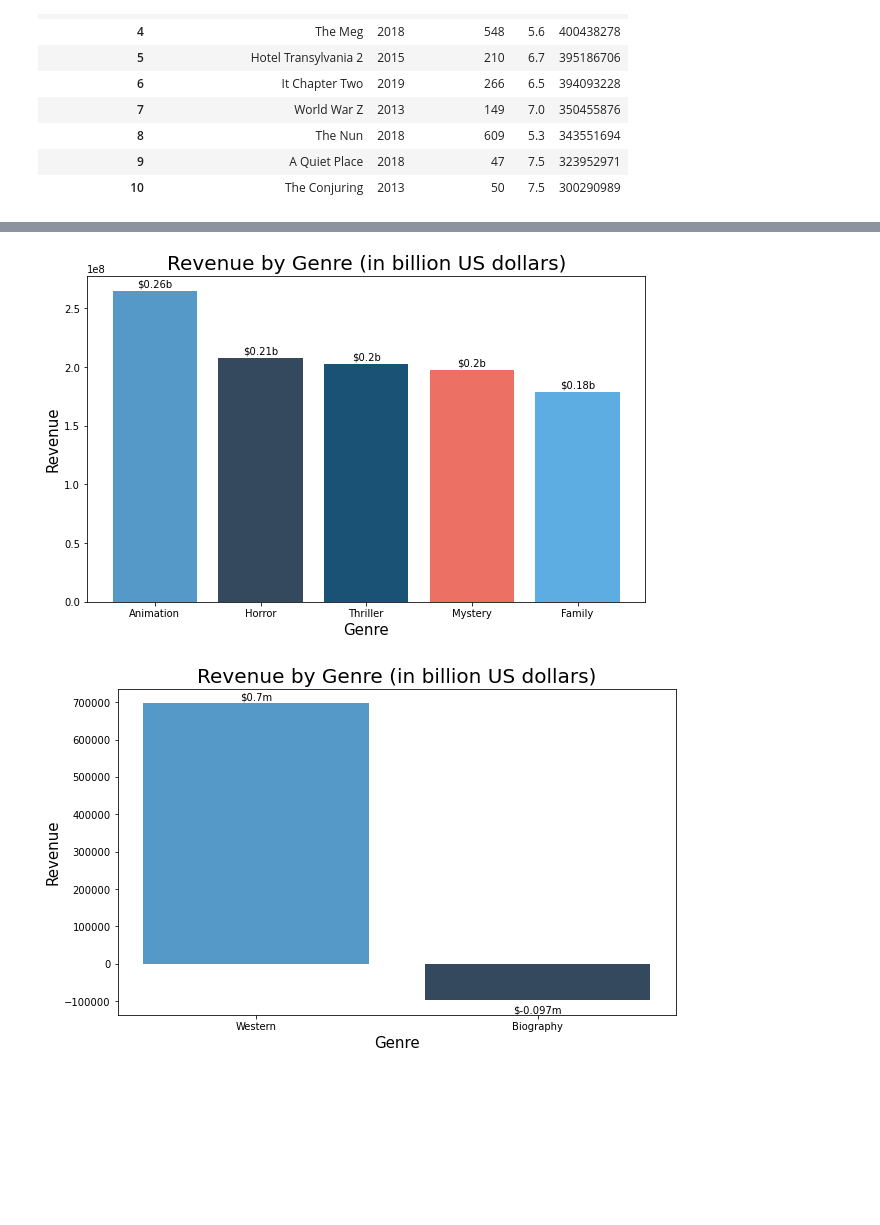
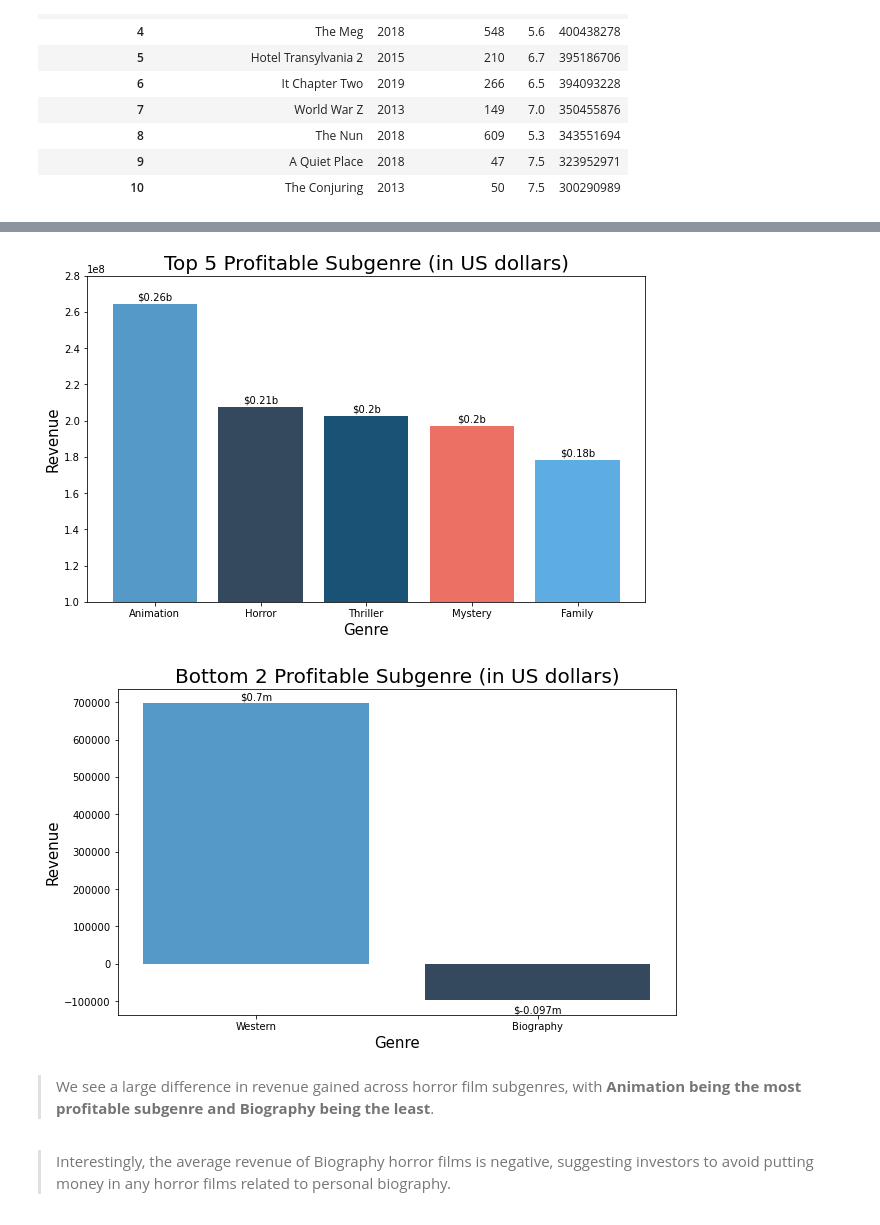
Before and after one commit to tl3472/GA4003-HorrorFilms, a Jupyter notebook: Horror Film Report.ipynb, the cells around one changed output, grey strips where cells are left out. Saved outputs shown, nothing was run; the diff lists cells and outputs as text; code cells hidden in the pictures; blank space fills up the shorter version.

```diff
--- a/Horror Film Report.ipynb
+++ b/Horror Film Report.ipynb
@@ -196,0 +404,18 @@ Genre_Rating_top5 = Genre_Rating[Genre_Rating.Genre.isin(['Horror']) == False].h
+# %%
+# Plot the average rating of each subgenre
+plt.figure(figsize=(20,5))
+z = Genre_Rating['Genre'].apply(lambda x: colors_list[x])
+graph = plt.bar(Genre_Rating.Genre,Genre_Rating.avg_rating, color = z )
+plt.ylim(5.5,7.5)
+plt.title('Average Rating of Subgenres',size =20)
+
+i = 0
+for p in graph:
+    width = p.get_width()
+    height = p.get_height()
+    x, y = p.get_xy()
+    plt.text(x+width/2,
+             y+height*1.01,
+             str(Genre_Rating.avg_rating[i]),
+             ha='center')
+    i+=1
@@ -200,7 +435,7 @@ plt.figure(figsize=(10,5))
 c = Genre_Rating_top5['Genre'].apply(lambda x: colors_list[x])
 graph = plt.bar(Genre_Rating_top5.Genre,Genre_Rating_top5.avg_rating, color = c )
 plt.ylim(6,8)
-plt.title('Top 5 Rating Subgenres of Horror Films')
+plt.title('Top 5 Rating of Subgenres',size=20)
 i = 0
 for p in graph:
     width = p.get_width()
@@ -209,8 +444,7 @@ for p in graph:
     plt.text(x+width/2,
              y+height*1.01,
              str(Genre_Rating_top5.avg_rating[i]),
-             ha='center',
-             weight='bold')
+             ha='center')
     i+=1
 plt.annotate('Genre proportion <1%',xy = (0,7.5),
             xytext=(1.5,7.75),
@@ -252,10 +482,10 @@ Genre_Rating_count
 # %%
-#Top 5 Rating Subgenres of Horror Films
+#Rating of Top 5 Popular Subgenres
 plt.figure(figsize=(10,5))
 c = Genre_Rating_count['Genre'].apply(lambda x: colors_list[x])
 graph = plt.bar(Genre_Rating_count.Genre,Genre_Rating_count.avg_rating, color = c )
 plt.ylim(6,7.5)
-plt.title('Rating of Top 5 popular Subgenres of Horror Films')
+plt.title('Rating of Top 5 Popular Subgenres',size=20)
 i = 0
 for p in graph:
     width = p.get_width()
@@ -264,8 +494,7 @@ for p in graph:
     plt.text(x+width/2,
              y+height*1.01,
              str(Genre_Rating_count.avg_rating[i]),
-             ha='center',
-             weight='bold')
+             ha='center')
     i+=1
 
 plt.show()
@@ -691,3 +968,12 @@ for genre in b['Genre']:
     i = b['Genre'].tolist().index(genre)
     b['avg_rev'][i] = genre_avgRev(genre)
 avg_rev = b.sort_values(by='avg_rev', ascending=False).reset_index().drop(columns="index")
+# %%
+# plot
+fig, ax = plt.subplots(1,1, figsize = (20,6))
+ax.set_title("Revenue by Genre (in US dollars)", size = 20)
+ax.set_xlabel('Genre', size = 15)
+ax.set_ylabel('Revenue', size = 15)
+dd = avg_rev['Genre'].apply(lambda x: colors_list[x])
+ax.bar(avg_rev['Genre'], height = avg_rev['avg_rev'], color=dd)
+plt.show()
@@ -740,16 +1028,16 @@ def add_toprev_labels(ax, spacing=5):
 # %%
 # plot
 fig, ax = plt.subplots(1,1, figsize = (10,6))
-ax.set_title("Revenue by Genre (in billion US dollars)", size = 20)
+ax.set_title("Top 5 Profitable Subgenre (in US dollars)", size = 20)
 ax.set_xlabel('Genre', size = 15)
 ax.set_ylabel('Revenue', size = 15)
-#clrs = ['orange' if (x == 'Horror') else 'grey' for x in c['Genre'] ]
+ax.set_ylim([100000000, 280000000])
 dd = avg_rev['Genre'].apply(lambda x: colors_list[x])
 ax.bar(avg_rev['Genre'][:5], height = avg_rev['avg_rev'][:5], color=dd)
 add_toprev_labels(ax)
 plt.show()
 # %% [output]
-[figure, old version]
+[figure, new version]
 # %%
 def add_bottomrev_labels(ax, spacing=5):
     """Add labels to the end of each bar in a bar chart.
@@ -799,11 +1087,15 @@ def add_bottomrev_labels(ax, spacing=5):
 # %%
 # plot
 fig, ax = plt.subplots(1,1, figsize = (10,6))
-ax.set_title("Revenue by Genre (in billion US dollars)", size = 20)
+ax.set_title("Bottom 2 Profitable Subgenre (in US dollars)", size = 20)
 ax.set_xlabel('Genre', size = 15)
 ax.set_ylabel('Revenue', size = 15)
 ax.bar(avg_rev['Genre'][-2:], height = avg_rev['avg_rev'][-2:], color = dd)
 add_bottomrev_labels(ax)
 plt.show()
 # %% [output]
-[figure, old version]
+[figure, new version]
+# %% [markdown]
+>We see a large difference in revenue gained across horror film subgenres, with **Animation being the most profitable subgenre and Biography being the least**.
+# %% [markdown]
+>Interestingly, the average revenue of Biography horror films is negative, suggesting investors to avoid putting money in any horror films related to personal biography.
```
Also changed, not shown: parts of 105 cells of this notebook.
